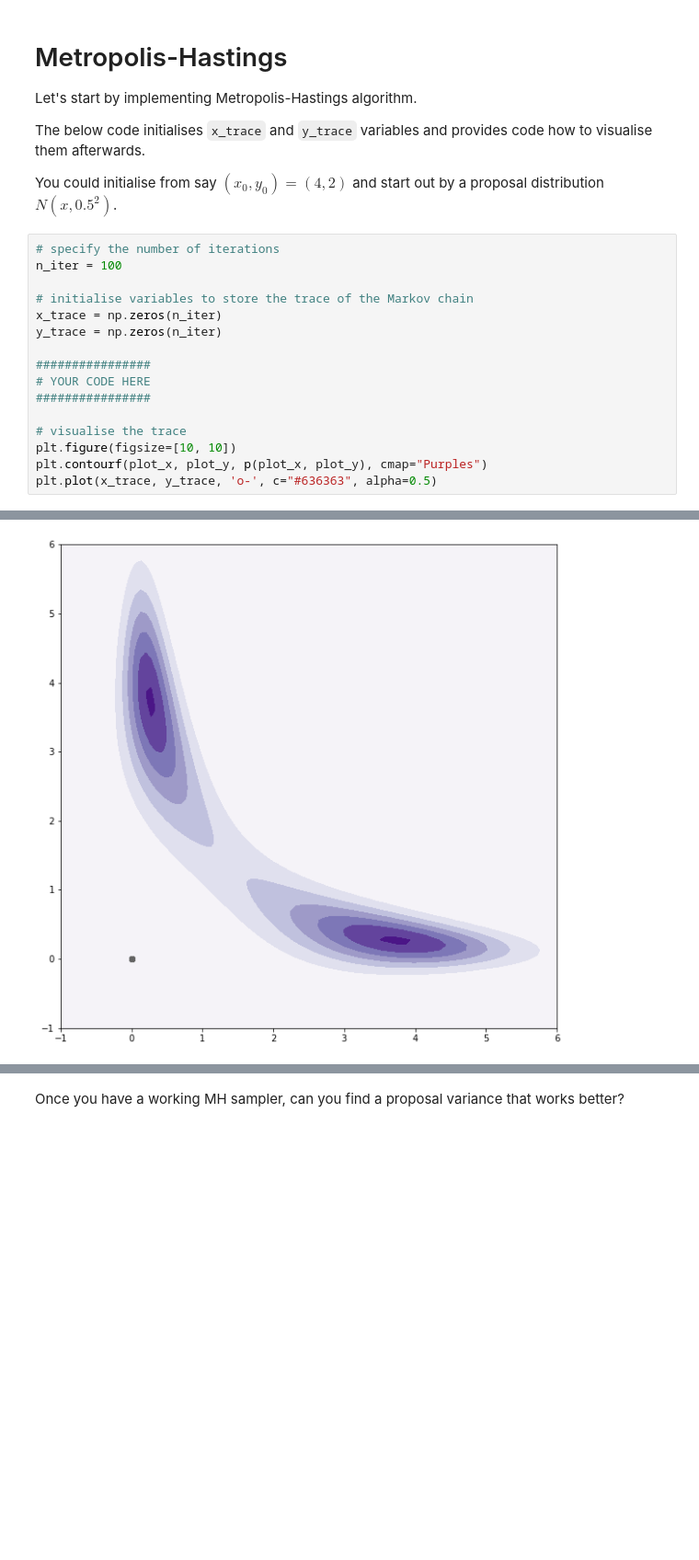
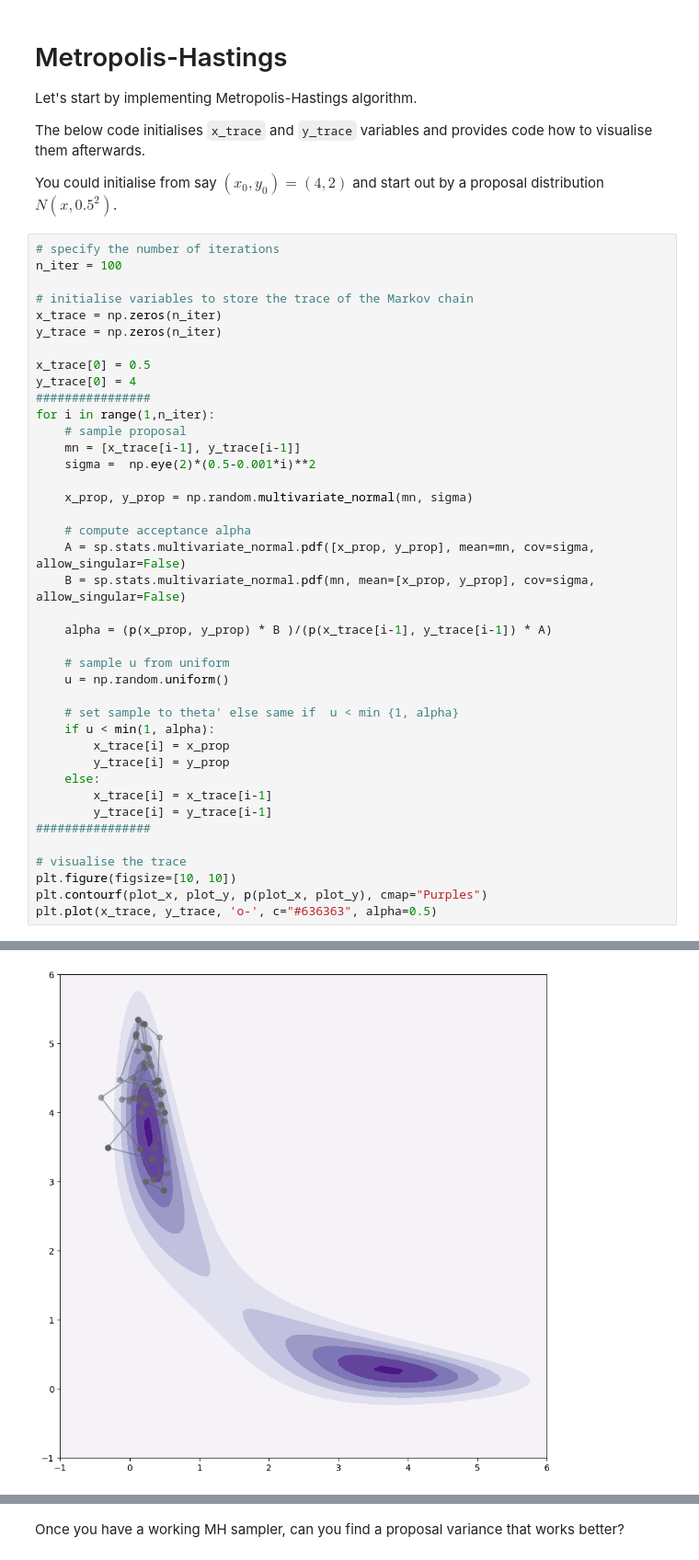
Before and after one commit to KVukosavljevic/BDI-intro-to-Bayesian-stats, a Jupyter notebook: practical.ipynb, the cells around one changed output, grey strips where cells are left out. Shown at 92% size. Cells and saved outputs as stored; diff of their text form; blank space fills up the shorter version.

```diff
--- a/practical.ipynb
+++ b/practical.ipynb
@@ -55,22 +55,46 @@ You could initialise from say $(x_0, y_0) = (4, 2)$ and start out by a proposal
 # %%
 # specify the number of iterations
 n_iter = 100
 
 # initialise variables to store the trace of the Markov chain
 x_trace = np.zeros(n_iter)
 y_trace = np.zeros(n_iter)
 
+x_trace[0] = 0.5
+y_trace[0] = 4
 ################
-# YOUR CODE HERE
+for i in range(1,n_iter):
+    # sample proposal
+    mn = [x_trace[i-1], y_trace[i-1]]
+    sigma =  np.eye(2)*(0.5-0.001*i)**2
+
+    x_prop, y_prop = np.random.multivariate_normal(mn, sigma)
+
+    # compute acceptance alpha
+    A = sp.stats.multivariate_normal.pdf([x_prop, y_prop], mean=mn, cov=sigma, allow_singular=False)
+    B = sp.stats.multivariate_normal.pdf(mn, mean=[x_prop, y_prop], cov=sigma, allow_singular=False)
+
+    alpha = (p(x_prop, y_prop) * B )/(p(x_trace[i-1], y_trace[i-1]) * A)
+
+    # sample u from uniform
+    u = np.random.uniform()
+
+    # set sample to theta' else same if  u < min {1, alpha}
+    if u < min(1, alpha):
+        x_trace[i] = x_prop
+        y_trace[i] = y_prop
+    else:
+        x_trace[i] = x_trace[i-1]
+        y_trace[i] = y_trace[i-1]
 ################
 
 # visualise the trace
 plt.figure(figsize=[10, 10])
 plt.contourf(plot_x, plot_y, p(plot_x, plot_y), cmap="Purples")
 plt.plot(x_trace, y_trace, 'o-', c="#636363", alpha=0.5)
 # %% [output]
 [<matplotlib.lines.Line2D at 0x...>]
-[figure, old version]
+[figure, new version]
 # %%
 # Another way to visualise the samples from the target is as follows:
 plt.figure(figsize=[10, 10])
```
Also changed, not shown: parts of 4 cells of this notebook.
